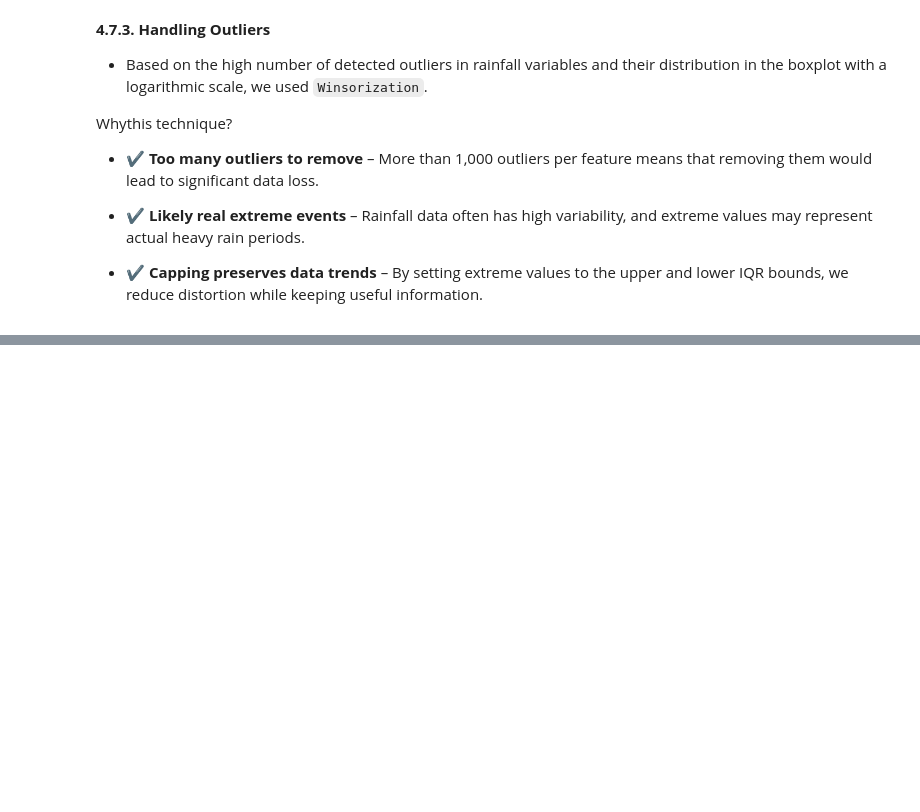
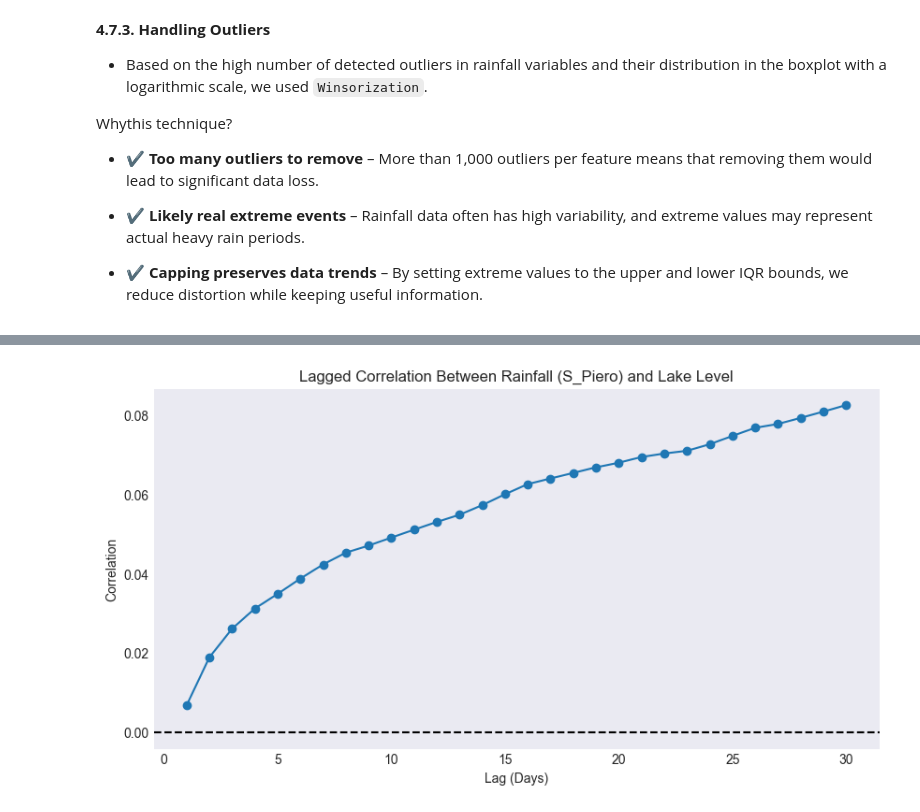
Before and after one commit to jenuzho/SMART-WATER-ANALYTICS-Times-Series, a Jupyter notebook: src/explore.ipynb, the cells around one changed output, grey strips where cells are left out. Cells and saved outputs as stored; diff of their text form; code cells hidden in the pictures; blank space fills up the shorter version.

```diff
--- a/src/explore.ipynb
+++ b/src/explore.ipynb
@@ -1055,0 +1173,22 @@ for feature in features:
+# %%
+# Define maximum lag days to test
+max_lag = 30
+
+# Create a DataFrame to store correlations
+lagged_corrs = pd.DataFrame()
+
+# Compute correlation for each lag
+for lag in range(1, max_lag + 1):
+    lagged_corrs.loc[lag, 'Correlation'] = df['Lake_Level'].corr(df['Rainfall_S_Piero'].shift(lag))
+
+# Plot correlation between rainfall and lake level at different lags
+plt.figure(figsize=(10, 5))
+plt.plot(lagged_corrs.index, lagged_corrs['Correlation'], marker='o')
+plt.axhline(y=0, color='black', linestyle='--')
+plt.xlabel("Lag (Days)")
+plt.ylabel("Correlation")
+plt.title("Lagged Correlation Between Rainfall (S_Piero) and Lake Level")
+plt.grid()
+plt.show()
+# %% [output]
+[figure, added]
```
Also changed, not shown: parts of 12 cells of this notebook.
